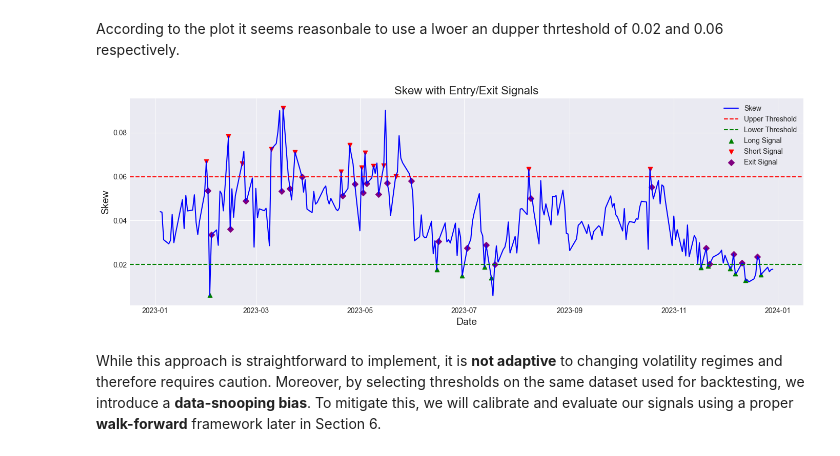
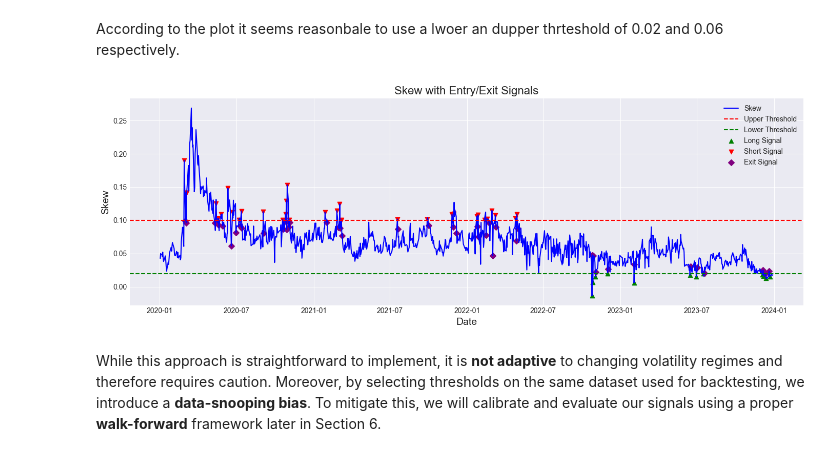
Before and after one commit to anthonymakarewicz/volatility-trading, a Jupyter notebook: skew_trading.ipynb, the cells around one changed output. Saved outputs shown, nothing was run; the diff lists cells and outputs as text; code cells hidden in the pictures.

```diff
--- a/skew_trading.ipynb
+++ b/skew_trading.ipynb
@@ -239,6 +236,7 @@ ph.plot_moneyness_filter(avg_vol)
 # %% [markdown]
 We observe that average volume for OTM Calls drops sharply beyond a moneyness of 1.2, indicating low liquidity. For OTM Puts, volume remains relatively high down to a moneyness of 0.8, but falls off below that. Therefore, we retain options within the band [0.8, 1.2] to focus on the most liquid and tradeable strikes.
 # %%
+options = options.drop("moneyness_bin", axis=1)
 moneynes_lower_band = 0.8
 moneynes_upper_band = 1.2
 # %% [markdown]
@@ -295,25 +293,42 @@ $$
 
 This gives us smooth and consistent synthetic 30-DTE IVs for measuring skew over time.
 # %%
-def interp_iv(df_lower, df_upper, T1, T2, target_dte, target_delta):
-    row1 = df_lower.iloc[(df_lower['delta'] - target_delta).abs().argmin()]
+def interp_iv(df_lower, df_upper, T1, T2, target_dte, target_delta, max_delta_error=0.1):
+    """
+    If T1 == T2, returns the closest-delta IV from df_lower.
+    Otherwise, finds the closest-delta rows in df_lower and df_upper
+    within max_delta_error and linearly interpolates variance to target_dte.
+    """
+    # Helper to pick the best row within delta tolerance
 
-    if T2 == T1:
-        return row1.iv  # no interpolation needed
+    # If both expiries are identical, just return that IV
+    if T1 == T2:
+        row = pick_quote_row(df_lower, target_delta, max_delta_error)
+        return row.iv if row is not None else np.nan
 
-    row2 = df_upper.iloc[(df_upper['delta'] - target_delta).abs().argmin()]
+    # Otherwise pick one row from each expiry
+    row1 = pick_quote_row(df_lower, target_delta, max_delta_error)
+    row2 = pick_quote_row(df_upper, target_delta, max_delta_error)
+    if row1 is None or row2 is None:
+        return np.nan
 
+    # Term‐structure interpolation of variance
     t1, t2 = T1 / 252, T2 / 252
     V1 = row1.iv**2 * t1
     V2 = row2.iv**2 * t2
+    tT = target_dte / 252
 
-    t_target = target_dte / 252
-    V_target = V1 + (t_target - t1) / (t2 - t1) * (V2 - V1)
+    Vt = V1 + (tT - t1) / (t2 - t1) * (V2 - V1)
+    return np.sqrt(Vt / tT) if Vt > 0 else np.nan
 
-    if V_target <= 0 or t_target <= 0:
-        return np.nan
 
-    return np.sqrt(V_target / t_target)
+def pick_quote_row(df_leg, target_delta, max_delta_error):
+    df2 = df_leg.copy()
+    df2['d_err'] = (df2['delta'] - target_delta).abs()
+    df2 = df2[df2['d_err'] <= max_delta_error]
+    if df2.empty:
+        return None
+    return df2.iloc[df2['d_err'].argmin()]
 # %% [markdown]
 ## Compute the 25-Delta Skew
 
@@ -435,0 +492,3 @@ synthetic_skew
+# %%
+synthetic_skew, log = compute_synthetic_skew(options, target_dte=30)
+synthetic_skew
@@ -436,3 +510,5 @@ synthetic_skew
+# %%
+synthetic_skew = synthetic_skew.dropna()
 # %%
 ph.plot_synthetic_ivs(synthetic_skew)
 # %% [output]
@@ -551,14 +627,14 @@ def threshold_strategy(skew, lower_threshold=0.01, upper_threshold=0.05):
 # %% [markdown]
 According to the plot it seems reasonbale to use a lwoer an dupper thrteshold of 0.02 and 0.06 respectively.
 # %%
-upper_threshold = 0.06
+upper_threshold = 0.1
 lower_threshold = 0.02
 
 signals_abs_threshold = threshold_strategy(synthetic_skew["skew_abs"], lower_threshold, upper_threshold)
 
 ph.plot_skew_signals(synthetic_skew["skew_abs"], signals_abs_threshold, lower_threshold, upper_threshold)
 # %% [output]
-[figure, old version]
+[figure, new version]
 # %% [markdown]
 While this approach is straightforward to implement, it is **not adaptive** to changing volatility regimes and therefore requires caution. Moreover, by selecting thresholds on the same dataset used for backtesting, we introduce a **data-snooping bias**. To mitigate this, we will calibrate and evaluate our signals using a proper **walk-forward** framework later in Section 6.
 # %% [markdown]
```
Also changed, not shown: parts of 30 cells of this notebook, 3 other files.
